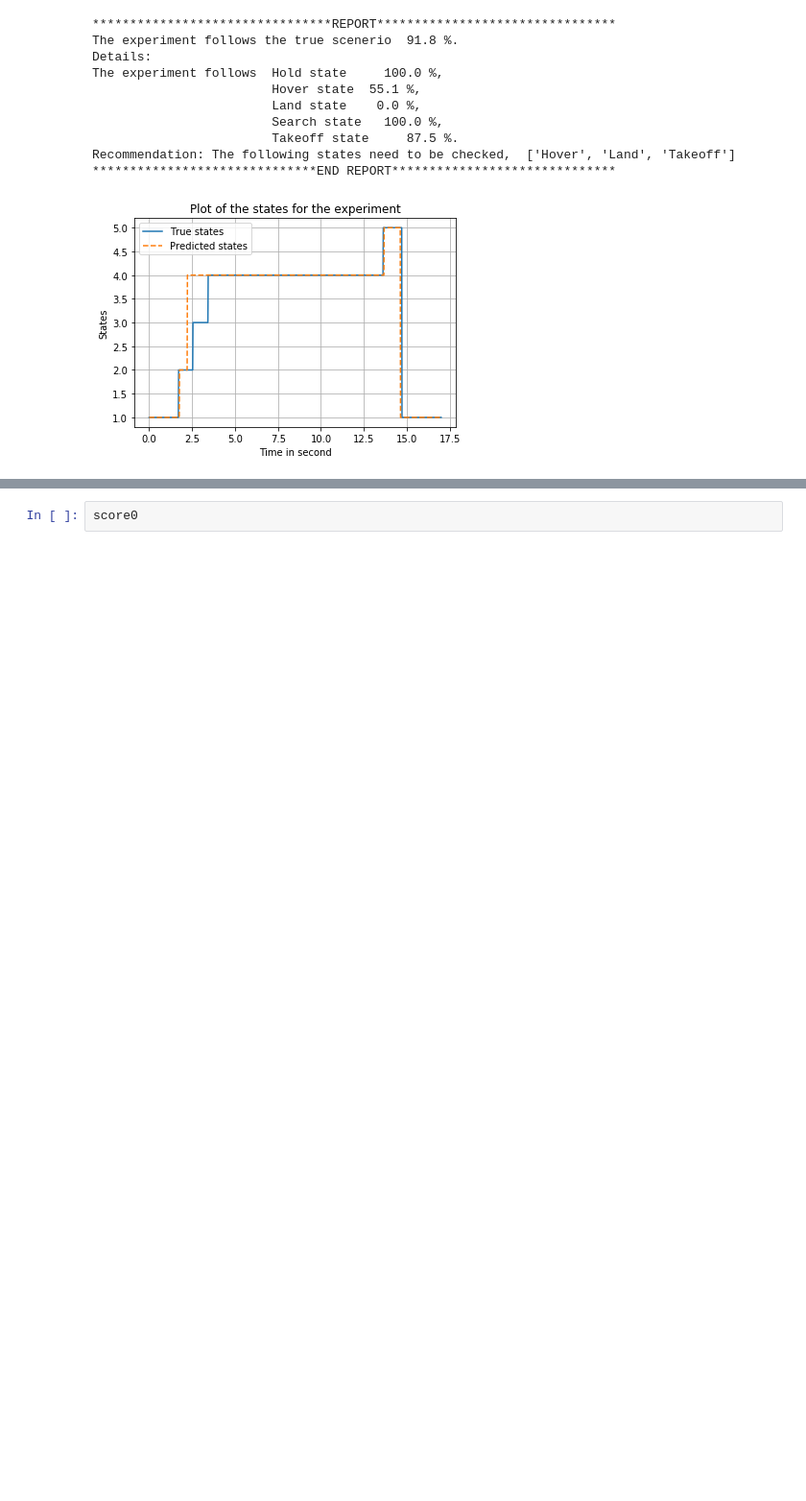
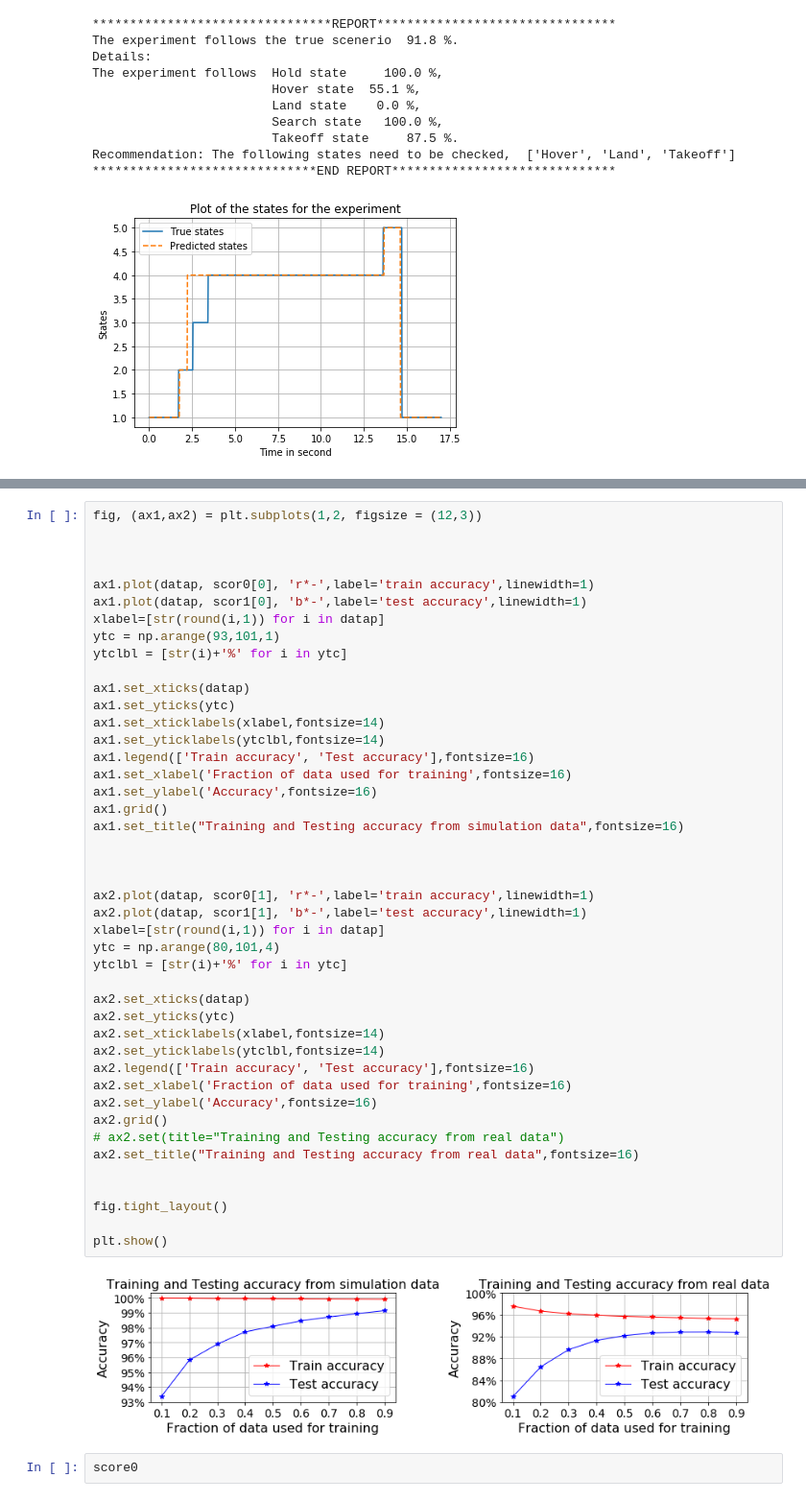
Before and after one commit to mrinmoysarkar/UAV-STATE-Estimation, a Jupyter notebook: Python_implementation/decisiontree_python_implementation.ipynb, the cells around one changed output, grey strips where cells are left out. Shown at 96% size. Drawn from its saved outputs; the diff is of its cells as text; blank space fills up the shorter version.

Commit message:
new plot is added
Signed-off-by: mrinmoy sarkar <mrinmoy.pol@gmail.com>

```diff
--- a/Python_implementation/decisiontree_python_implementation.ipynb
+++ b/Python_implementation/decisiontree_python_implementation.ipynb
@@ -827,3 +843,49 @@ plt.yticks(fontsize=12)
+# %%
+fig, (ax1,ax2) = plt.subplots(1,2, figsize = (12,3))
+
+
+
+ax1.plot(datap, scor0[0], 'r*-',label='train accuracy',linewidth=1)
+ax1.plot(datap, scor1[0], 'b*-',label='test accuracy',linewidth=1)
+xlabel=[str(round(i,1)) for i in datap]
+ytc = np.arange(93,101,1)
+ytclbl = [str(i)+'%' for i in ytc]
+
+ax1.set_xticks(datap)
+ax1.set_yticks(ytc)
+ax1.set_xticklabels(xlabel,fontsize=14)
+ax1.set_yticklabels(ytclbl,fontsize=14)
+ax1.legend(['Train accuracy', 'Test accuracy'],fontsize=16)
+ax1.set_xlabel('Fraction of data used for training',fontsize=16)
+ax1.set_ylabel('Accuracy',fontsize=16)
+ax1.grid()
+ax1.set_title("Training and Testing accuracy from simulation data",fontsize=16)
+
+
+
+ax2.plot(datap, scor0[1], 'r*-',label='train accuracy',linewidth=1)
+ax2.plot(datap, scor1[1], 'b*-',label='test accuracy',linewidth=1)
+xlabel=[str(round(i,1)) for i in datap]
+ytc = np.arange(80,101,4)
+ytclbl = [str(i)+'%' for i in ytc]
+
+ax2.set_xticks(datap)
+ax2.set_yticks(ytc)
+ax2.set_xticklabels(xlabel,fontsize=14)
+ax2.set_yticklabels(ytclbl,fontsize=14)
+ax2.legend(['Train accuracy', 'Test accuracy'],fontsize=16)
+ax2.set_xlabel('Fraction of data used for training',fontsize=16)
+ax2.set_ylabel('Accuracy',fontsize=16)
+ax2.grid()
+# ax2.set(title="Training and Testing accuracy from real data")
+ax2.set_title("Training and Testing accuracy from real data",fontsize=16)
+
+
+fig.tight_layout()
+
+plt.show()
+# %% [output]
+[figure, added]
 # %%
 score0
 # %% [output]
```
Also changed, not shown: parts of 2 cells of this notebook, 2 other files.
